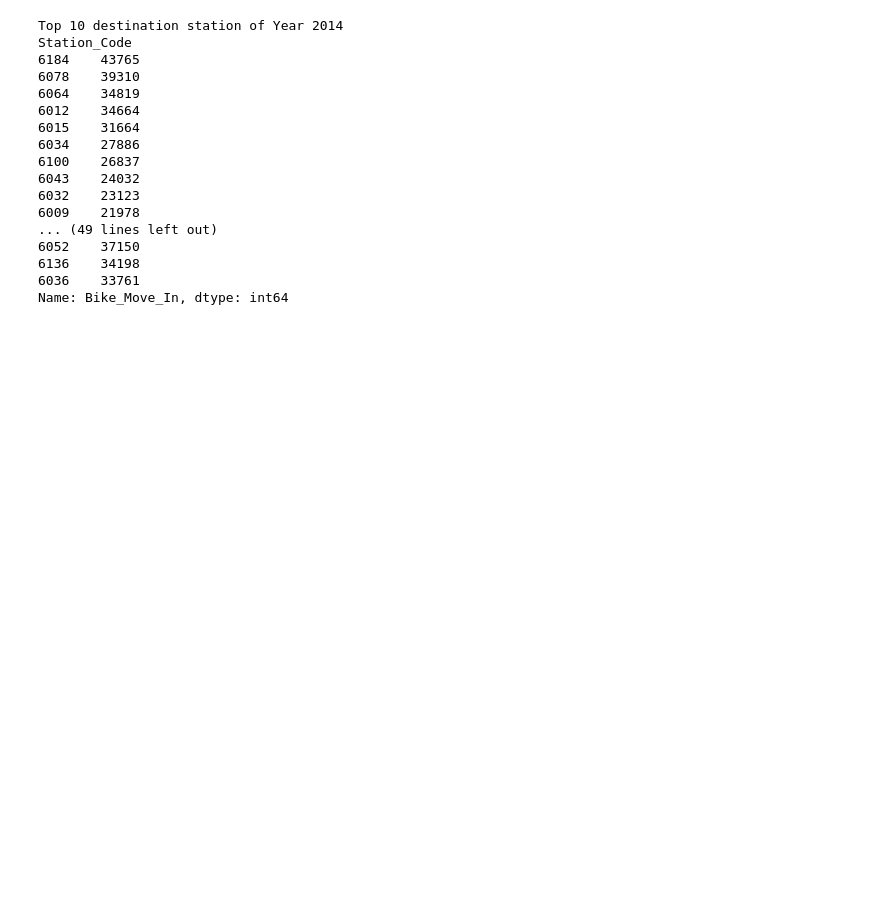
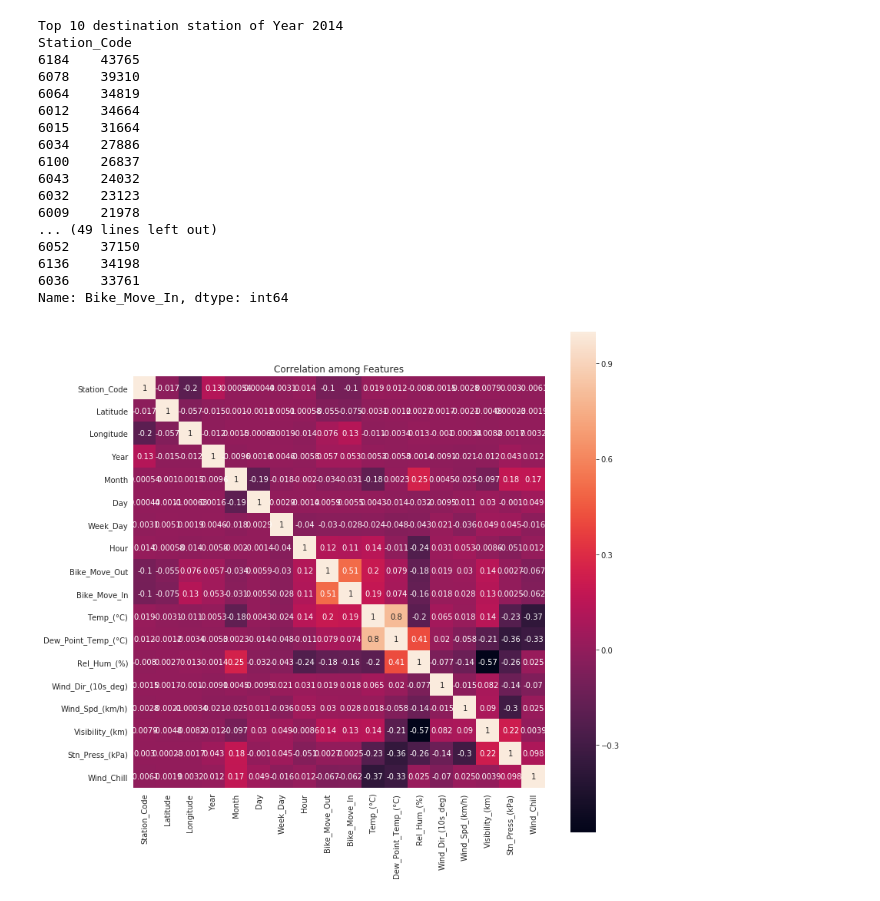
Before and after one commit to bmshahrier/bixi-monteal, a Jupyter notebook: bixi_montreal_exploratory_data_analysis.ipynb, the cells around one changed output. Saved outputs shown, nothing was run; the diff lists cells and outputs as text; code cells hidden in the pictures; blank space fills up the shorter version.

```diff
--- a/bixi_montreal_exploratory_data_analysis.ipynb
+++ b/bixi_montreal_exploratory_data_analysis.ipynb
@@ -236,3 +236,12 @@ Station_Code
 6136    34198
 6036    33761
 Name: Bike_Move_In, dtype: int64
+# %%
+# heatmap / Correlation
+corrmat = df_bixi.corr()
+f, ax = plt.subplots(figsize=(12, 12))
+sns.heatmap(corrmat, annot=True, square=True)
+plt.title('Correlation among Features')
+plt.show()
+# %% [output]
+[figure, added]
```
Also changed, not shown: parts of 1 cell of this notebook.
